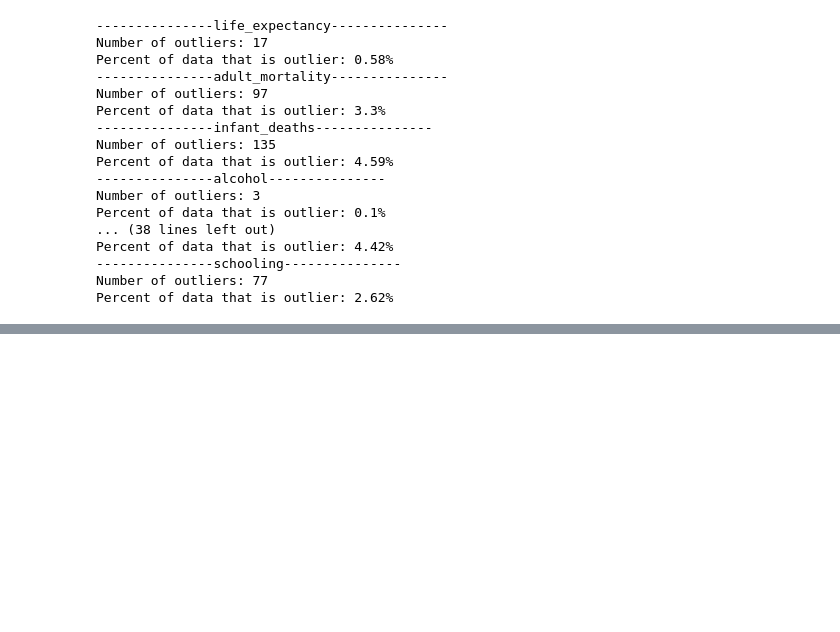
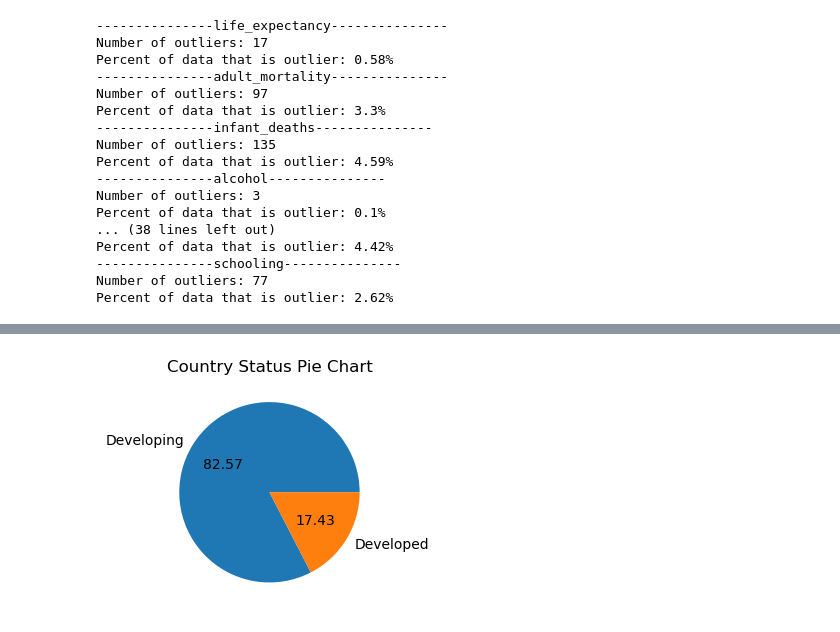
Before and after one commit to axel-achart/dazzle-dash, a Jupyter notebook: analyse.ipynb, the cells around one changed output, grey strips where cells are left out. Saved outputs shown, nothing was run; the diff lists cells and outputs as text; code cells hidden in the pictures; blank space fills up the shorter version.

```diff
--- a/analyse.ipynb
+++ b/analyse.ipynb
@@ -228,0 +305,9 @@ We will treat each of the column.
+# %%
+plt.subplot(122)
+df.status.value_counts().plot(kind='pie', autopct='%.2f')
+plt.ylabel('')
+plt.title('Country Status Pie Chart')
+
+plt.show()
+# %% [output]
+[figure, added]
```
Also changed, not shown: parts of 26 cells of this notebook, 3 other files.
